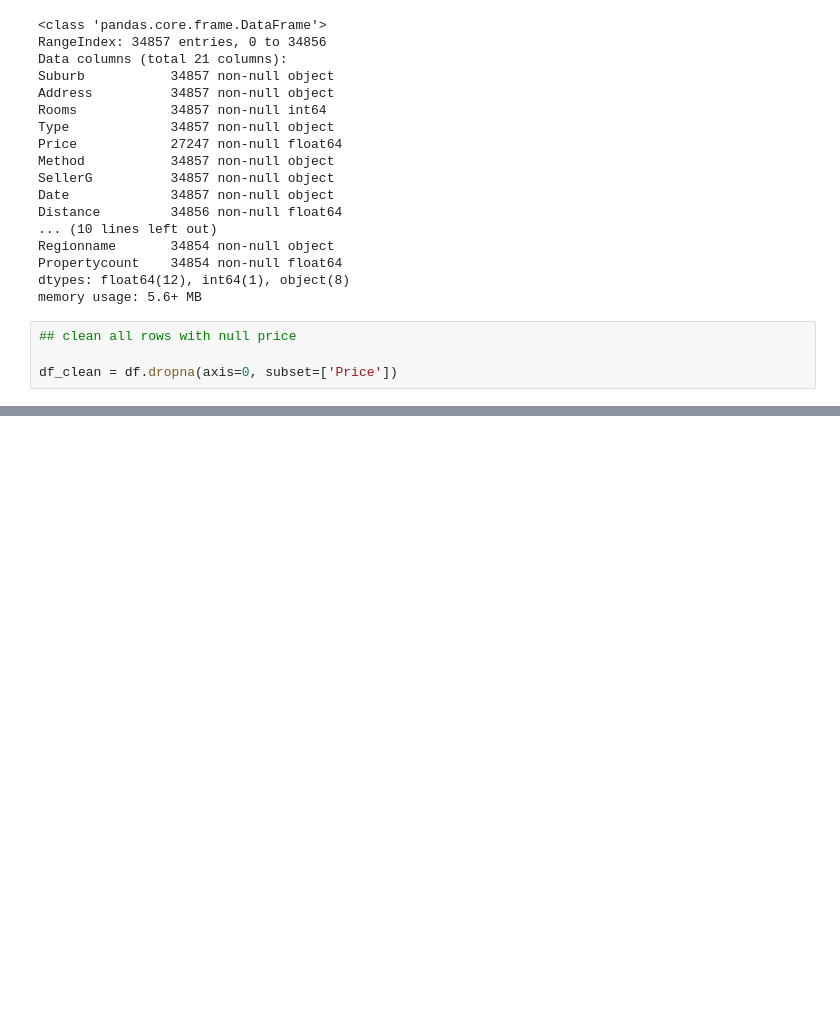
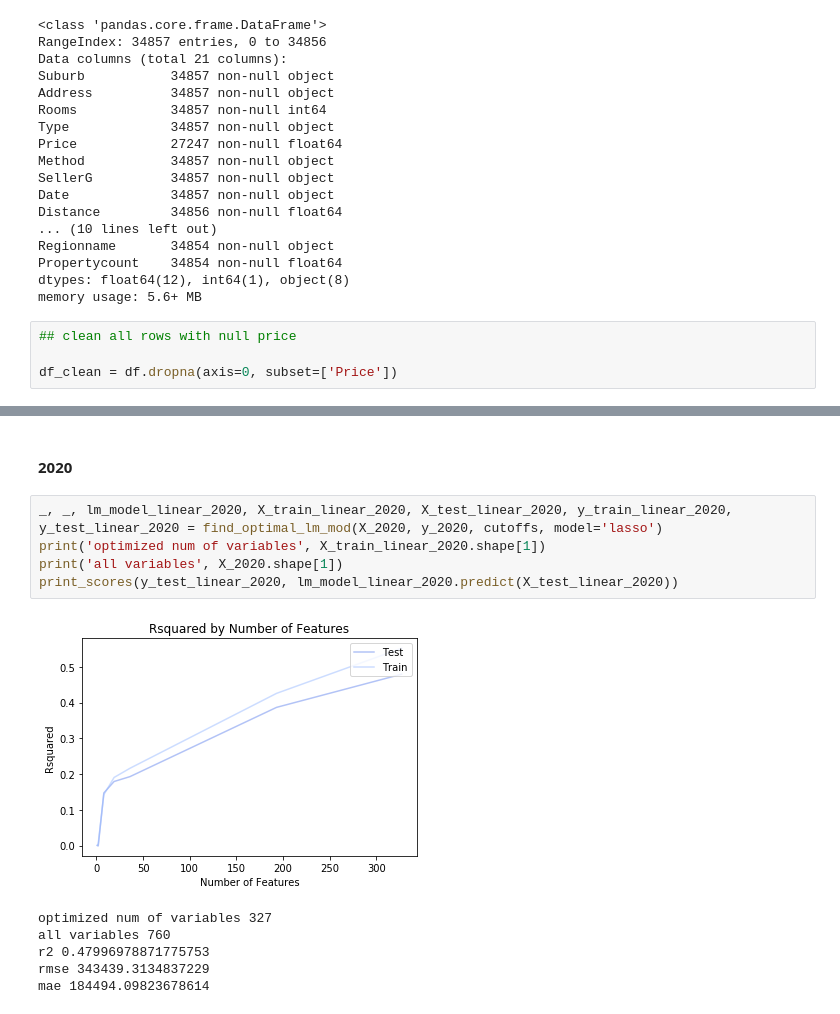
Before and after one commit to albertsundjaja/melbourne-house-price, a Jupyter notebook: data_preparation.ipynb, the cells around one changed output, grey strips where cells are left out. Drawn from its saved outputs; the diff is of its cells as text; blank space fills up the shorter version.

```diff
--- a/data_preparation.ipynb
+++ b/data_preparation.ipynb
@@ -74,0 +541,14 @@ df_clean.drop(columns=['Address', ])
+# %% [markdown]
+#### 2020
+# %%
+_, _, lm_model_linear_2020, X_train_linear_2020, X_test_linear_2020, y_train_linear_2020, y_test_linear_2020 = find_optimal_lm_mod(X_2020, y_2020, cutoffs, model='lasso')
+print('optimized num of variables', X_train_linear_2020.shape[1])
+print('all variables', X_2020.shape[1])
+print_scores(y_test_linear_2020, lm_model_linear_2020.predict(X_test_linear_2020))
+# %% [output]
+[figure, added]
+optimized num of variables 327
+all variables 760
+r2 0.47996978871775753
+rmse 343439.3134837229
+mae 184494.09823678614
```
Also changed, not shown: parts of 58 cells of this notebook, 2 other files.
